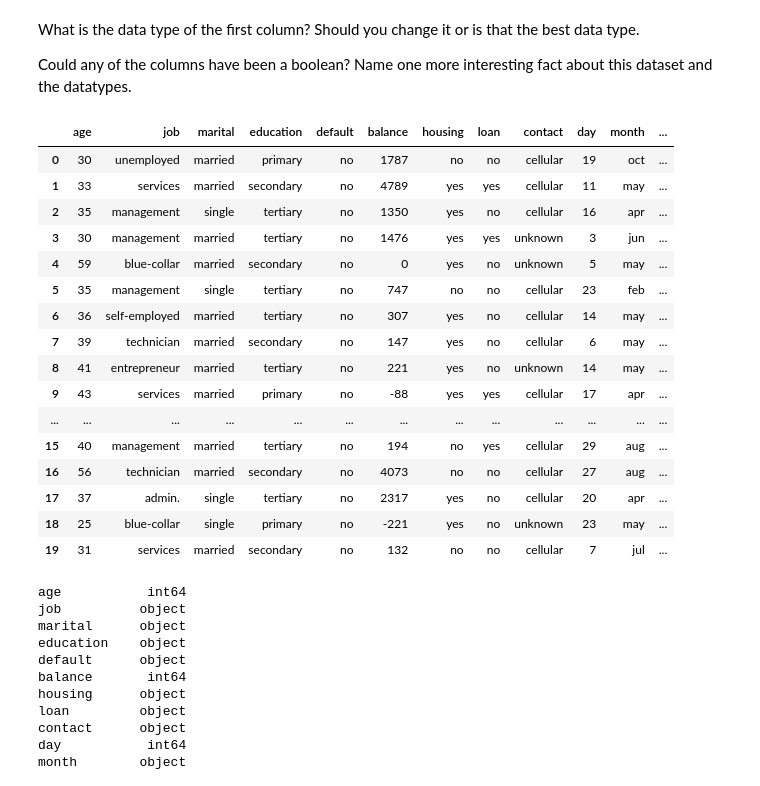
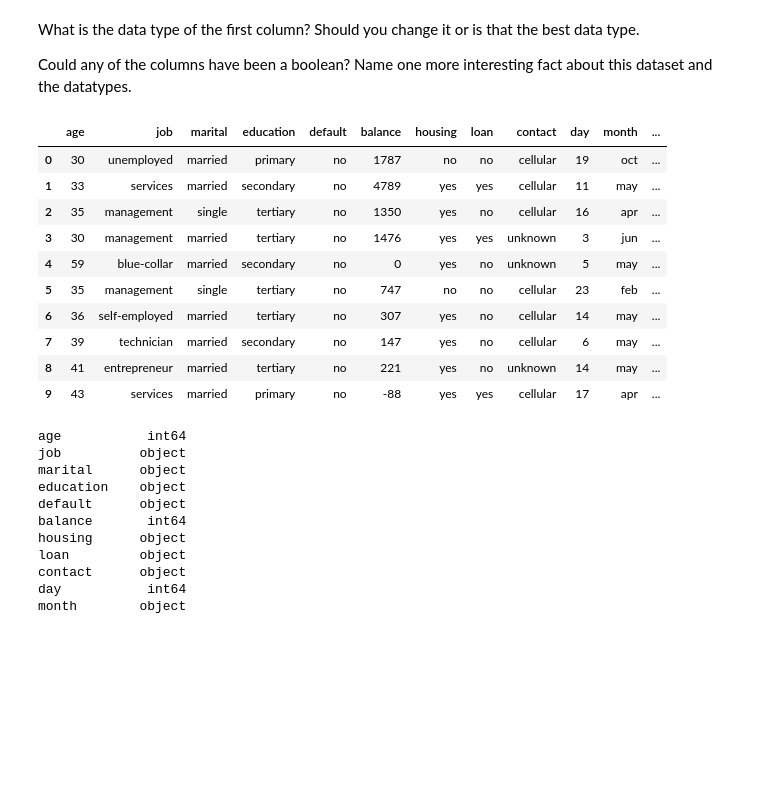
Before and after one commit to sovikapoudel/Data-Visualiation-Spring-2022, a Jupyter notebook: Quiz_13.ipynb, the cells around one changed output. Saved outputs shown, nothing was run; the diff lists cells and outputs as text; code cells hidden in the pictures; blank space fills up the shorter version.

```diff
--- a/Quiz_13.ipynb
+++ b/Quiz_13.ipynb
@@ -14,27 +14,21 @@ Name one more interesting fact about this dataset and the datatypes.
 # %%
 import pandas as pd
 
 df = pd.read_csv('https://raw.githubusercontent.com/nurfnick/Data_Viz/main/bank.csv')
 
-df.head(20)
+df.head(10) #this code returns only 10 rows
 # %% [output]
 |  | age | job | marital | education | default | balance | housing | loan | contact | day | month | ... |
 | 0 | 30 | unemployed | married | primary | no | 1787 | no | no | cellular | 19 | oct | ... |
 | 1 | 33 | services | married | secondary | no | 4789 | yes | yes | cellular | 11 | may | ... |
 | 2 | 35 | management | single | tertiary | no | 1350 | yes | no | cellular | 16 | apr | ... |
 | 3 | 30 | management | married | tertiary | no | 1476 | yes | yes | unknown | 3 | jun | ... |
 | 4 | 59 | blue-collar | married | secondary | no | 0 | yes | no | unknown | 5 | may | ... |
 | 5 | 35 | management | single | tertiary | no | 747 | no | no | cellular | 23 | feb | ... |
 | 6 | 36 | self-employed | married | tertiary | no | 307 | yes | no | cellular | 14 | may | ... |
 | 7 | 39 | technician | married | secondary | no | 147 | yes | no | cellular | 6 | may | ... |
 | 8 | 41 | entrepreneur | married | tertiary | no | 221 | yes | no | unknown | 14 | may | ... |
 | 9 | 43 | services | married | primary | no | -88 | yes | yes | cellular | 17 | apr | ... |
-| ... | ... | ... | ... | ... | ... | ... | ... | ... | ... | ... | ... | ... |
-| 15 | 40 | management | married | tertiary | no | 194 | no | yes | cellular | 29 | aug | ... |
-| 16 | 56 | technician | married | secondary | no | 4073 | no | no | cellular | 27 | aug | ... |
-| 17 | 37 | admin. | single | tertiary | no | 2317 | yes | no | cellular | 20 | apr | ... |
-| 18 | 25 | blue-collar | single | primary | no | -221 | yes | no | unknown | 23 | may | ... |
-| 19 | 31 | services | married | secondary | no | 132 | no | no | cellular | 7 | jul | ... |
 # %%
 df.dtypes
 # %% [output]
```
Also changed, not shown: parts of 4 cells of this notebook.
